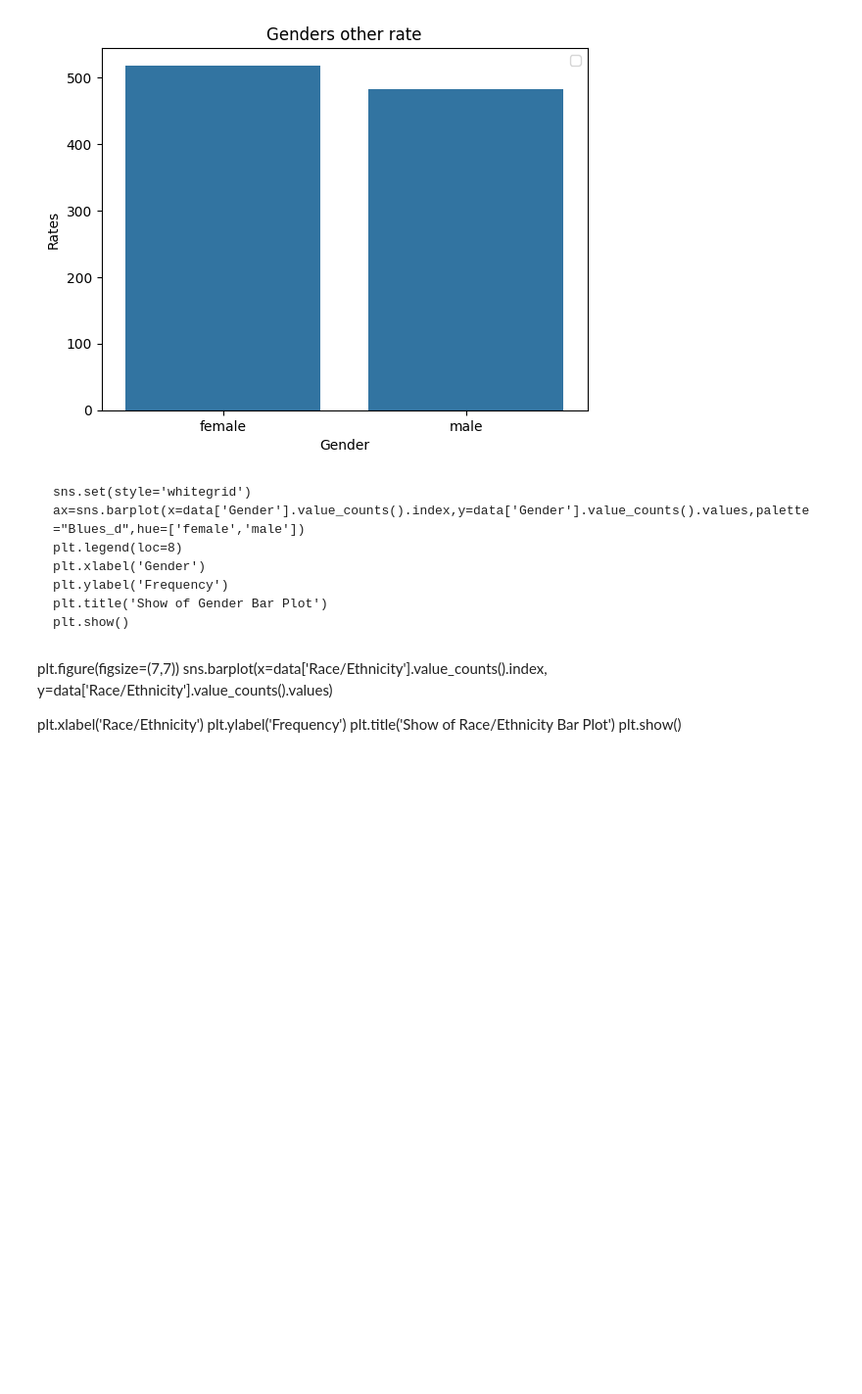
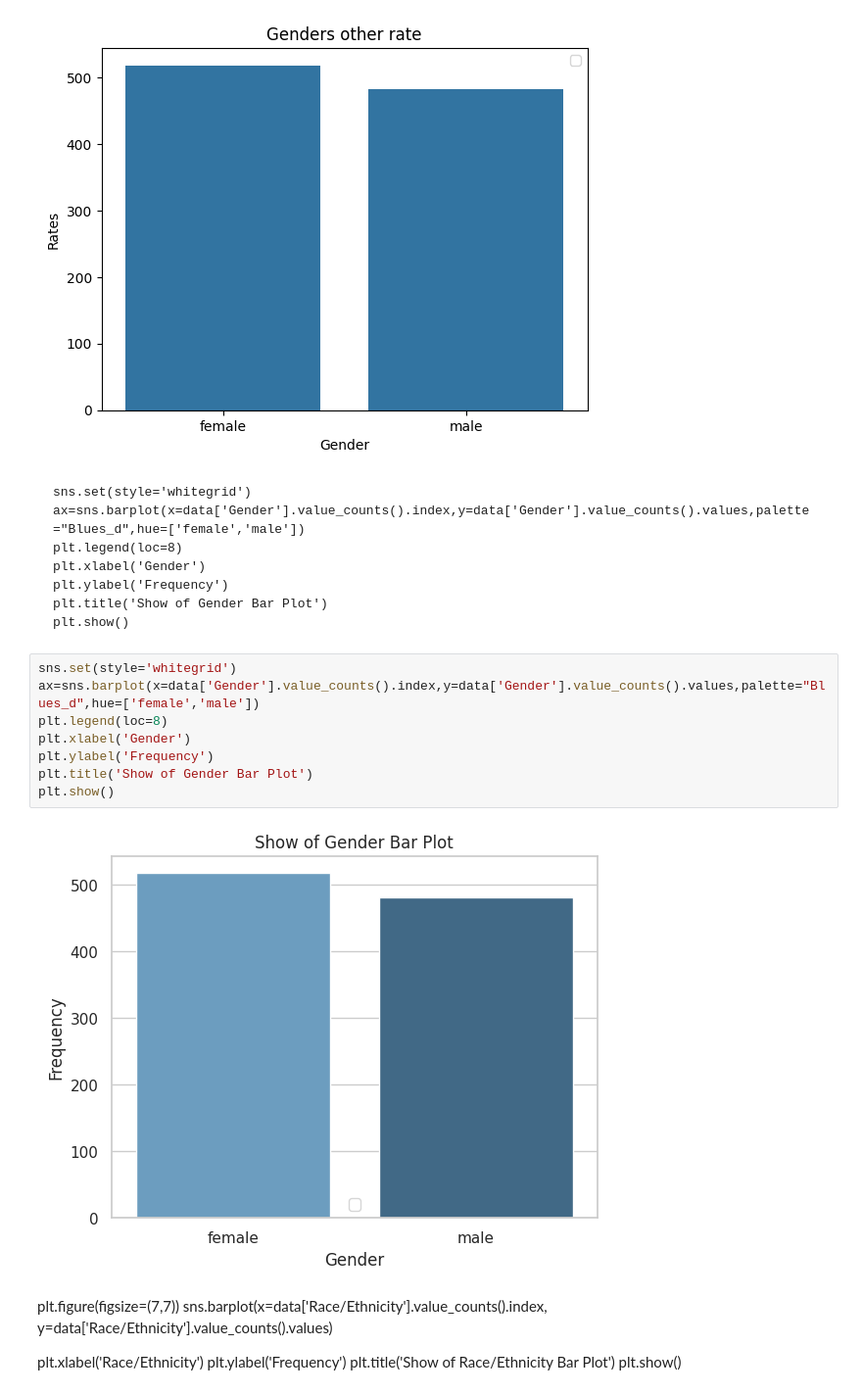
Before and after one commit to FlavioC30/PracticasSisDInfII, a Jupyter notebook: 04_seaborn.ipynb, the cells around one changed output. Shown at 98% size. Saved outputs shown, nothing was run; the diff lists cells and outputs as text; blank space fills up the shorter version.

```diff
--- a/04_seaborn.ipynb
+++ b/04_seaborn.ipynb
@@ -248,6 +248,16 @@ plt.show()
     plt.ylabel('Frequency')
     plt.title('Show of Gender Bar Plot')
     plt.show()
+# %%
+sns.set(style='whitegrid')
+ax=sns.barplot(x=data['Gender'].value_counts().index,y=data['Gender'].value_counts().values,palette="Blues_d",hue=['female','male'])
+plt.legend(loc=8)
+plt.xlabel('Gender')
+plt.ylabel('Frequency')
+plt.title('Show of Gender Bar Plot')
+plt.show()
+# %% [output]
+[figure, added]
 # %% [markdown]
 plt.figure(figsize=(7,7))
 sns.barplot(x=data['Race/Ethnicity'].value_counts().index,
```
Also changed, not shown: parts of 5 cells of this notebook.
